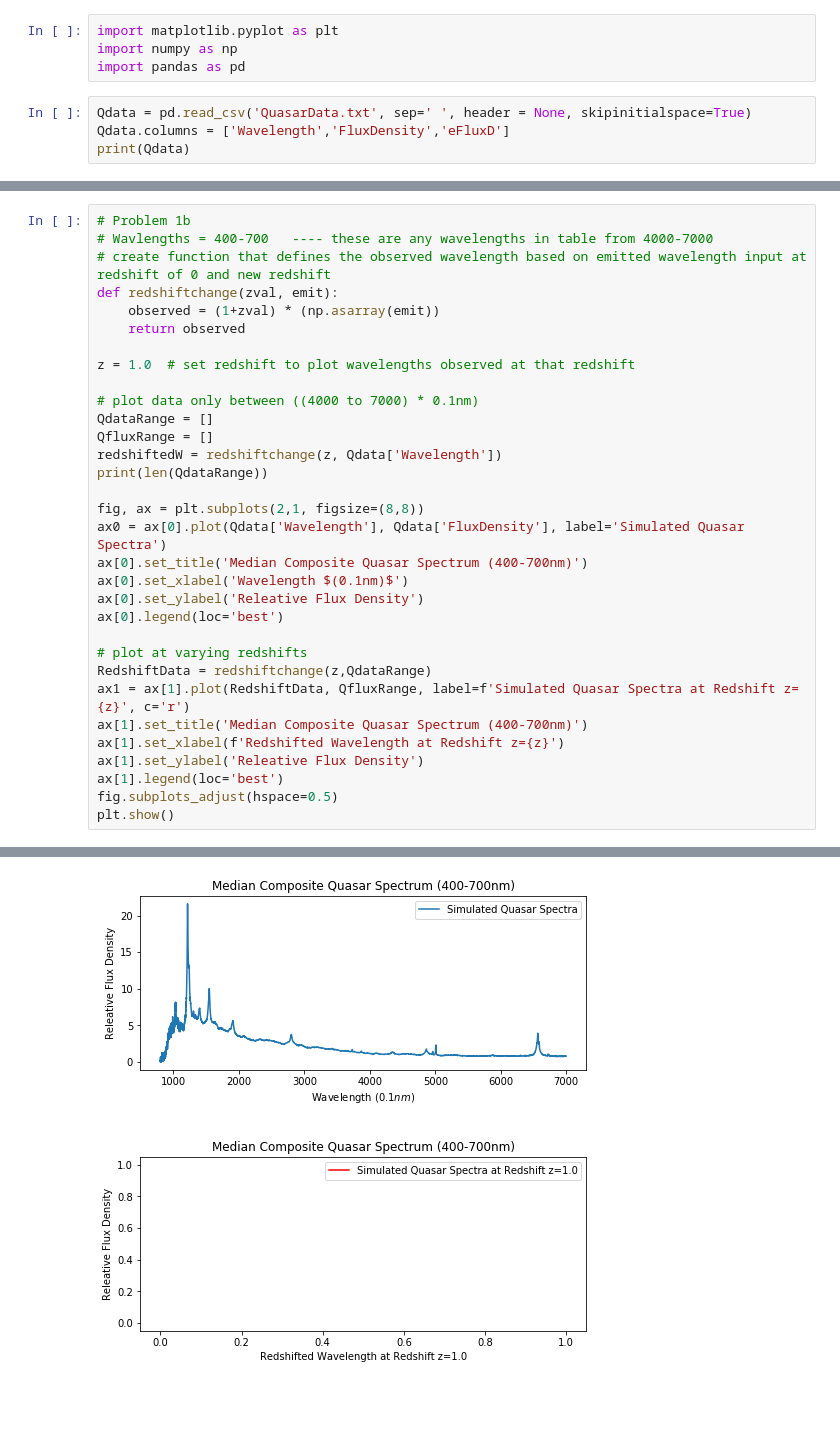
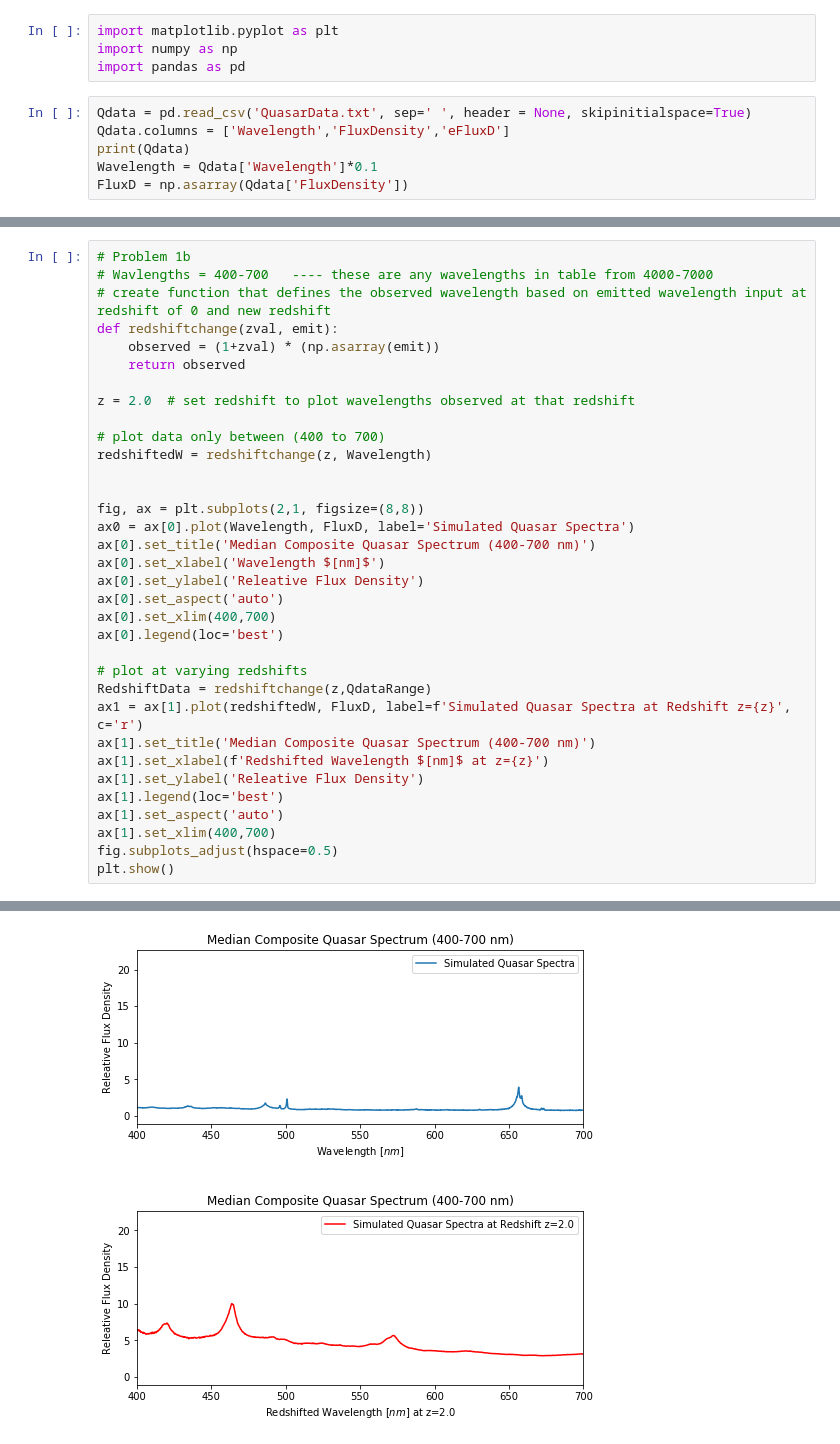
Before and after one commit to jbc1216/ASTR499, a Jupyter notebook: QuasarSpectra.ipynb, the cells around one changed output, grey strips where cells are left out. Drawn from its saved outputs; the diff is of its cells as text; blank space fills up the shorter version.

```diff
--- a/QuasarSpectra.ipynb
+++ b/QuasarSpectra.ipynb
@@ -6,6 +6,8 @@ import pandas as pd
 Qdata = pd.read_csv('QuasarData.txt', sep=' ', header = None, skipinitialspace=True)
 Qdata.columns = ['Wavelength','FluxDensity','eFluxD']
 print(Qdata)
+Wavelength = Qdata['Wavelength']*0.1
+FluxD = np.asarray(Qdata['FluxDensity'])
 # %% [output]
       Wavelength  FluxDensity  eFluxD
 0          800.5        0.149   0.074
@@ -41,28 +43,30 @@ def redshiftchange(zval, emit):
     observed = (1+zval) * (np.asarray(emit))
     return observed
 
-z = 1.0  # set redshift to plot wavelengths observed at that redshift
+z = 2.0  # set redshift to plot wavelengths observed at that redshift
 
-# plot data only between ((4000 to 7000) * 0.1nm)
-QdataRange = []
-QfluxRange = []
-redshiftedW = redshiftchange(z, Qdata['Wavelength'])
-print(len(QdataRange))
+# plot data only between (400 to 700)
+redshiftedW = redshiftchange(z, Wavelength)
+
 
 fig, ax = plt.subplots(2,1, figsize=(8,8))
-ax0 = ax[0].plot(Qdata['Wavelength'], Qdata['FluxDensity'], label='Simulated Quasar Spectra')
-ax[0].set_title('Median Composite Quasar Spectrum (400-700nm)')
-ax[0].set_xlabel('Wavelength $(0.1nm)$')
+ax0 = ax[0].plot(Wavelength, FluxD, label='Simulated Quasar Spectra')
+ax[0].set_title('Median Composite Quasar Spectrum (400-700 nm)')
+ax[0].set_xlabel('Wavelength $[nm]$')
 ax[0].set_ylabel('Releative Flux Density')
+ax[0].set_aspect('auto')
+ax[0].set_xlim(400,700)
 ax[0].legend(loc='best')
 
 # plot at varying redshifts
 RedshiftData = redshiftchange(z,QdataRange)
-ax1 = ax[1].plot(RedshiftData, QfluxRange, label=f'Simulated Quasar Spectra at Redshift z={z}', c='r')
-ax[1].set_title('Median Composite Quasar Spectrum (400-700nm)')
-ax[1].set_xlabel(f'Redshifted Wavelength at Redshift z={z}')
+ax1 = ax[1].plot(redshiftedW, FluxD, label=f'Simulated Quasar Spectra at Redshift z={z}', c='r')
+ax[1].set_title('Median Composite Quasar Spectrum (400-700 nm)')
+ax[1].set_xlabel(f'Redshifted Wavelength $[nm]$ at z={z}')
 ax[1].set_ylabel('Releative Flux Density')
 ax[1].legend(loc='best')
+ax[1].set_aspect('auto')
+ax[1].set_xlim(400,700)
 fig.subplots_adjust(hspace=0.5)
 plt.show()
 # %% [output]
@@ -70 +73 @@ plt.show()
-[figure, old version]
+[figure, new version]
```
Also changed, not shown: parts of 6 cells of this notebook.
